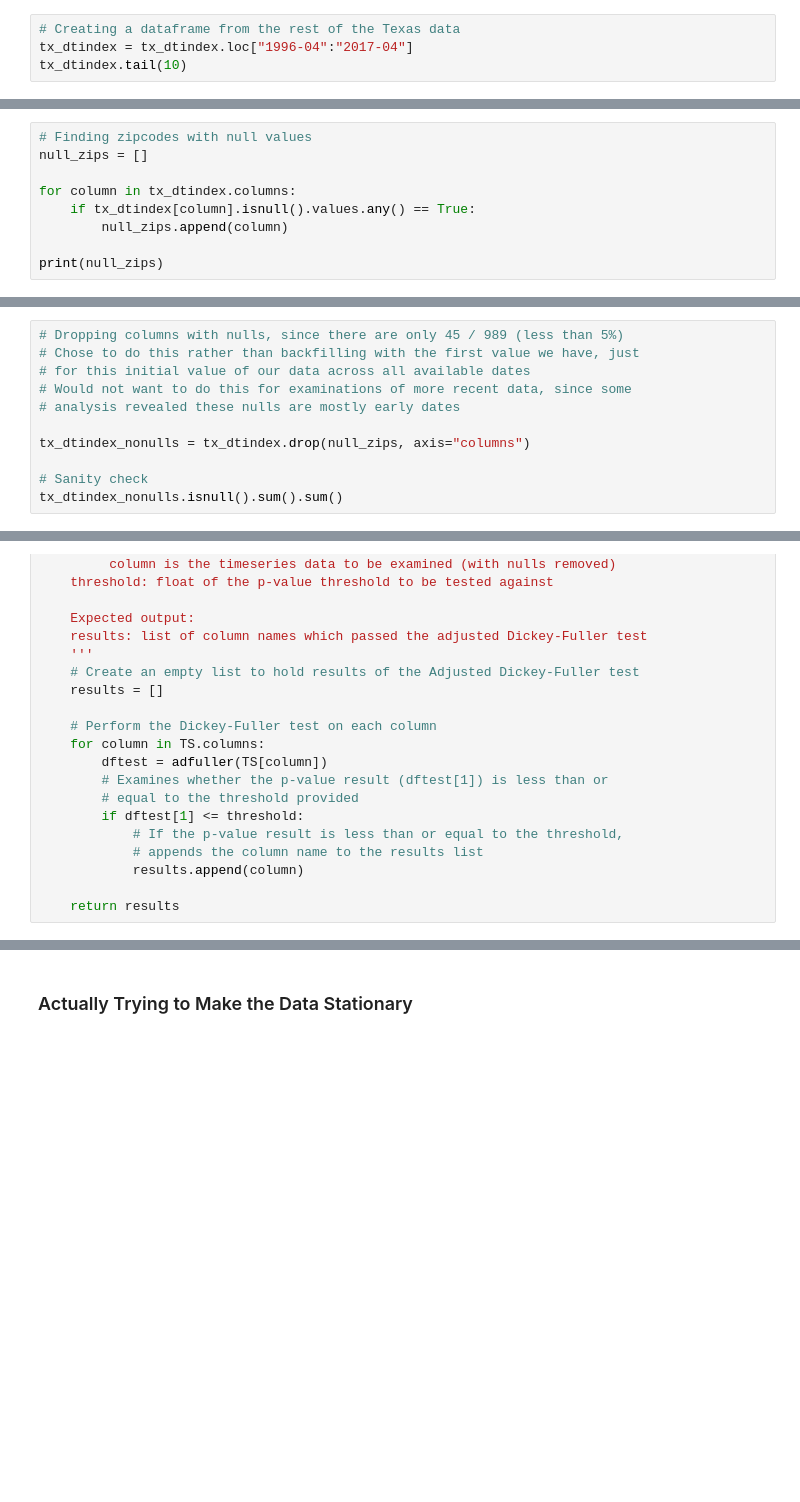
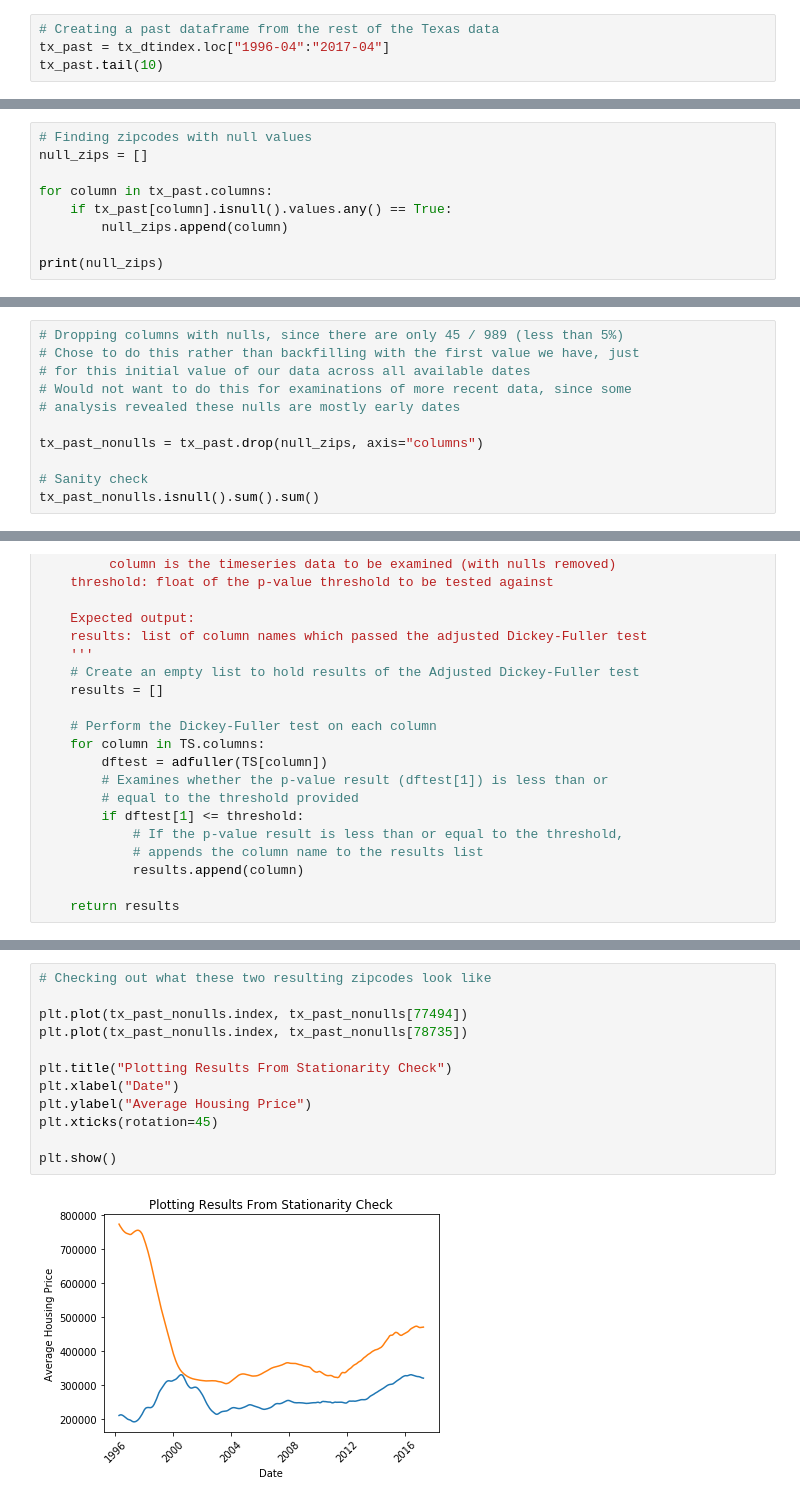
Before and after one commit to lindseyberlin/dsc-mod-4-project, a Jupyter notebook: Initial.ipynb, the cells around one changed output, grey strips where cells are left out. Cells and saved outputs as stored; diff of their text form; blank space fills up the shorter version.

```diff
--- a/Initial.ipynb
+++ b/Initial.ipynb
@@ -169,9 +245,9 @@ tx_future
 | 2018-04-01 | 321800.0 | 329900.0 | 121500.0 | 164300.0 | 176200.0 | 242800.0 | 261400.0 | 256500.0 | 188100.0 | 103900.0 | ... | ... |
 12 rows × 989 columns
 # %%
-# Creating a dataframe from the rest of the Texas data
-tx_dtindex = tx_dtindex.loc["1996-04":"2017-04"]
-tx_dtindex.tail(10)
+# Creating a past dataframe from the rest of the Texas data
+tx_past = tx_dtindex.loc["1996-04":"2017-04"]
+tx_past.tail(10)
 # %% [output]
 | RegionName | 75070 | 77494 | 79936 | 77084 | 77449 | 78660 | 77573 | 77584 | 79912 | 78572 | ... | ... |
 | 2016-07-01 | 292000.0 | 329000.0 | 114000.0 | 155200.0 | 167400.0 | 216000.0 | 240600.0 | 241700.0 | 172400.0 | 91000.0 | ... | ... |
@@ -194,8 +270,8 @@ tx_dtindex.isnull().sum().sum()
 # Finding zipcodes with null values
 null_zips = []
 
-for column in tx_dtindex.columns:
-    if tx_dtindex[column].isnull().values.any() == True:
+for column in tx_past.columns:
+    if tx_past[column].isnull().values.any() == True:
         null_zips.append(column)
 
 print(null_zips)
@@ -216,10 +292,10 @@ len(tx_dtindex.columns)
 # Would not want to do this for examinations of more recent data, since some
 # analysis revealed these nulls are mostly early dates
 
-tx_dtindex_nonulls = tx_dtindex.drop(null_zips, axis="columns")
+tx_past_nonulls = tx_past.drop(null_zips, axis="columns")
 
 # Sanity check
-tx_dtindex_nonulls.isnull().sum().sum()
+tx_past_nonulls.isnull().sum().sum()
 # %% [output]
 0
 # %%
@@ -262,4 +339,16 @@ stationarity_check(tx_dtindex_nonulls, .01)
 # %% [output]
 [77494, 78735]
-# %% [markdown]
-### Actually Trying to Make the Data Stationary
+# %%
+# Checking out what these two resulting zipcodes look like
+
+plt.plot(tx_past_nonulls.index, tx_past_nonulls[77494])
+plt.plot(tx_past_nonulls.index, tx_past_nonulls[78735])
+
+plt.title("Plotting Results From Stationarity Check")
+plt.xlabel("Date")
+plt.ylabel("Average Housing Price")
+plt.xticks(rotation=45)
+
+plt.show()
+# %% [output]
+[figure, added]
```
Also changed, not shown: parts of 41 cells of this notebook.
